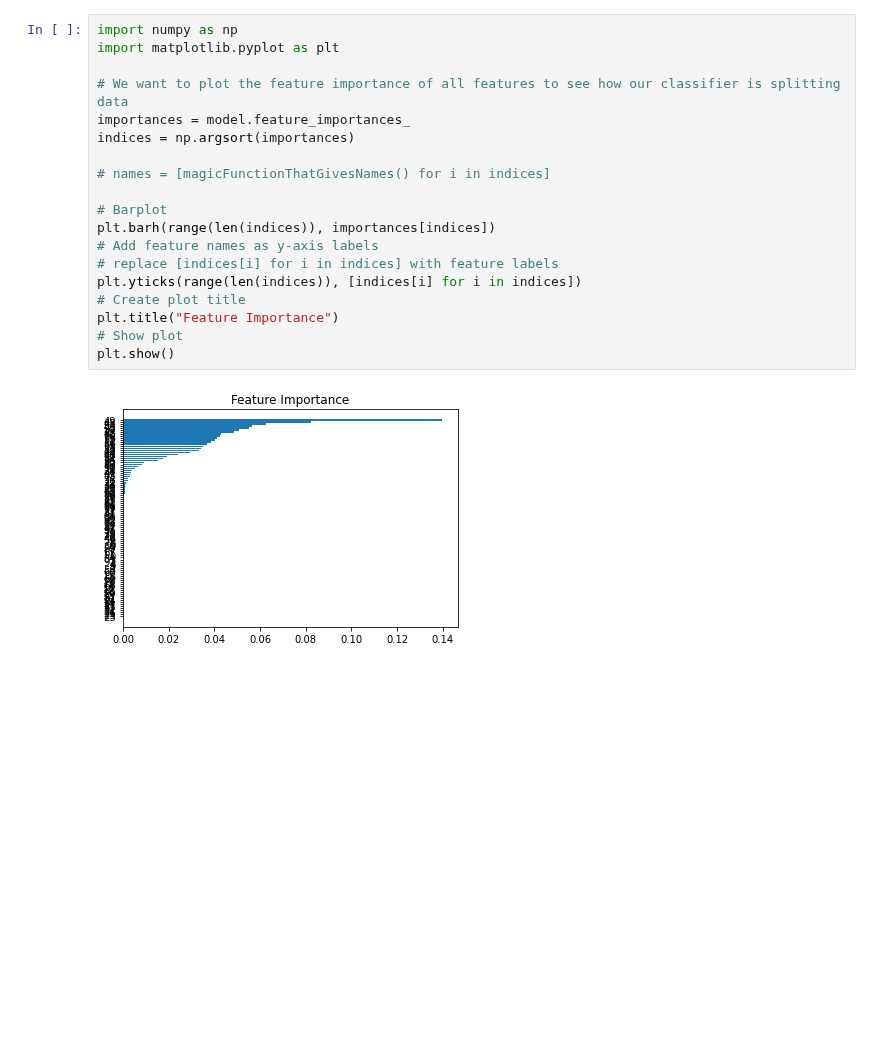
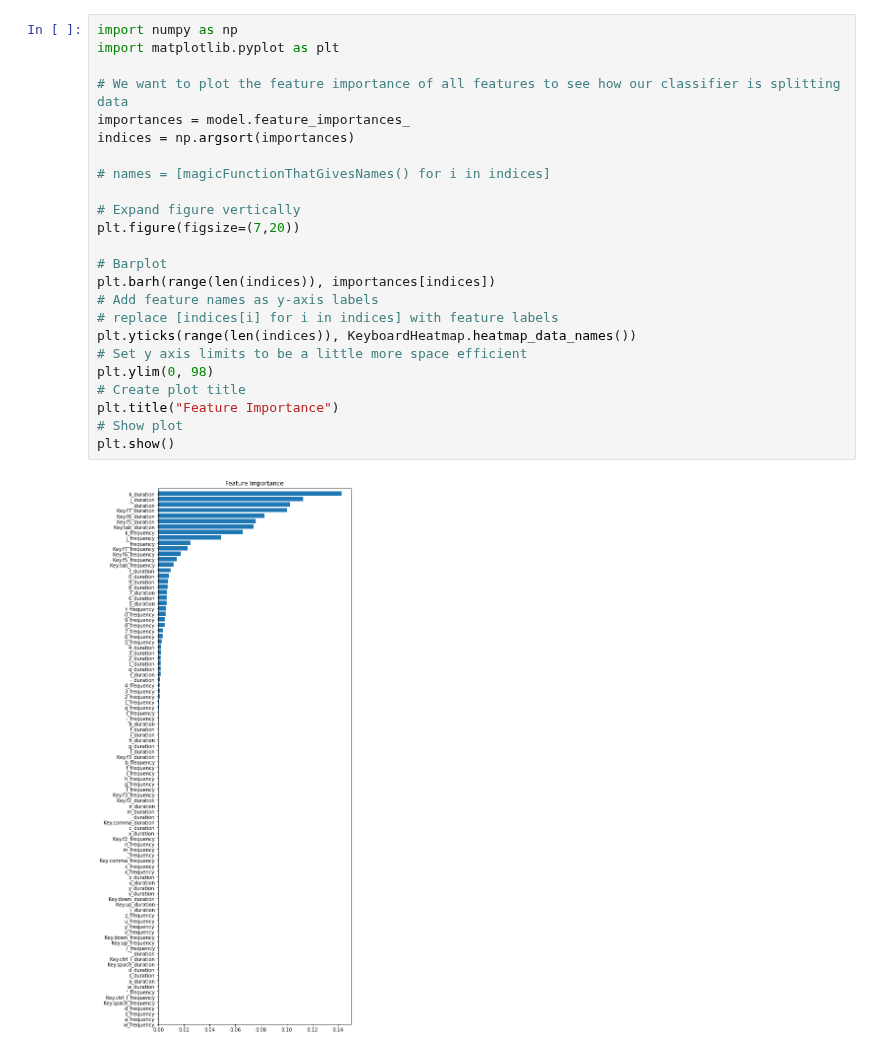
Before and after one commit to HengjunLuo/capstone-landis, a Jupyter notebook: dt.ipynb, the cells around one changed output. Cells and saved outputs as stored; diff of their text form; blank space fills up the shorter version.

```diff
--- a/dt.ipynb
+++ b/dt.ipynb
@@ -75,24 +75,29 @@ Train score: 1.0 Test score: 0.19444444444444445
 # %%
 import numpy as np
 import matplotlib.pyplot as plt
 
 # We want to plot the feature importance of all features to see how our classifier is splitting data
 importances = model.feature_importances_
 indices = np.argsort(importances)
 
 # names = [magicFunctionThatGivesNames() for i in indices]
 
+# Expand figure vertically
+plt.figure(figsize=(7,20))
+
 # Barplot
 plt.barh(range(len(indices)), importances[indices])
 # Add feature names as y-axis labels
 # replace [indices[i] for i in indices] with feature labels
-plt.yticks(range(len(indices)), [indices[i] for i in indices])
+plt.yticks(range(len(indices)), KeyboardHeatmap.heatmap_data_names())
+# Set y axis limits to be a little more space efficient
+plt.ylim(0, 98)
 # Create plot title
 plt.title("Feature Importance")
 # Show plot
 plt.show()
 # %% [output]
-[figure, old version]
+[figure, new version]
 # %%
 from sklearn import tree
 
```
Also changed, not shown: parts of 3 cells of this notebook, 4 other files.
